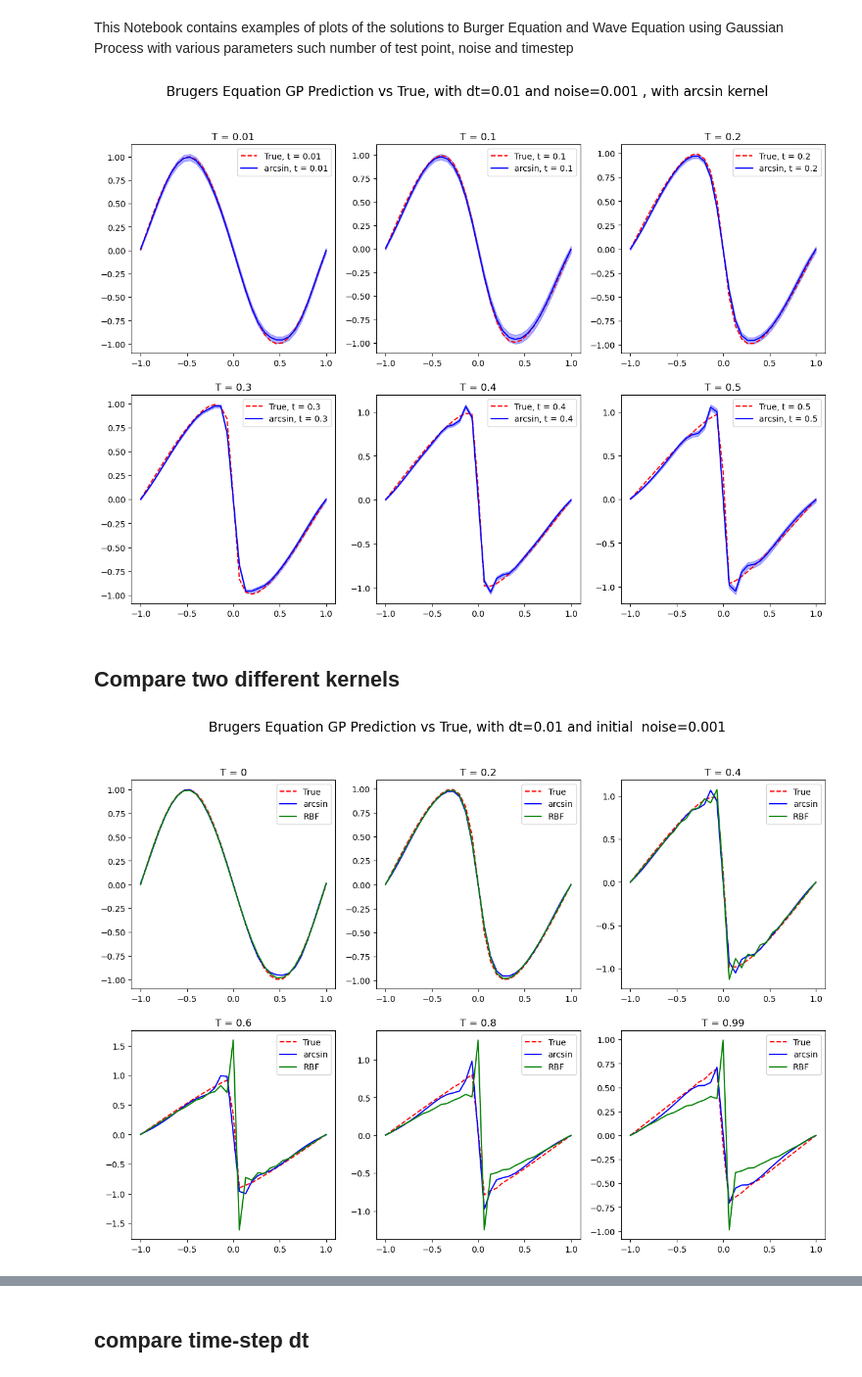
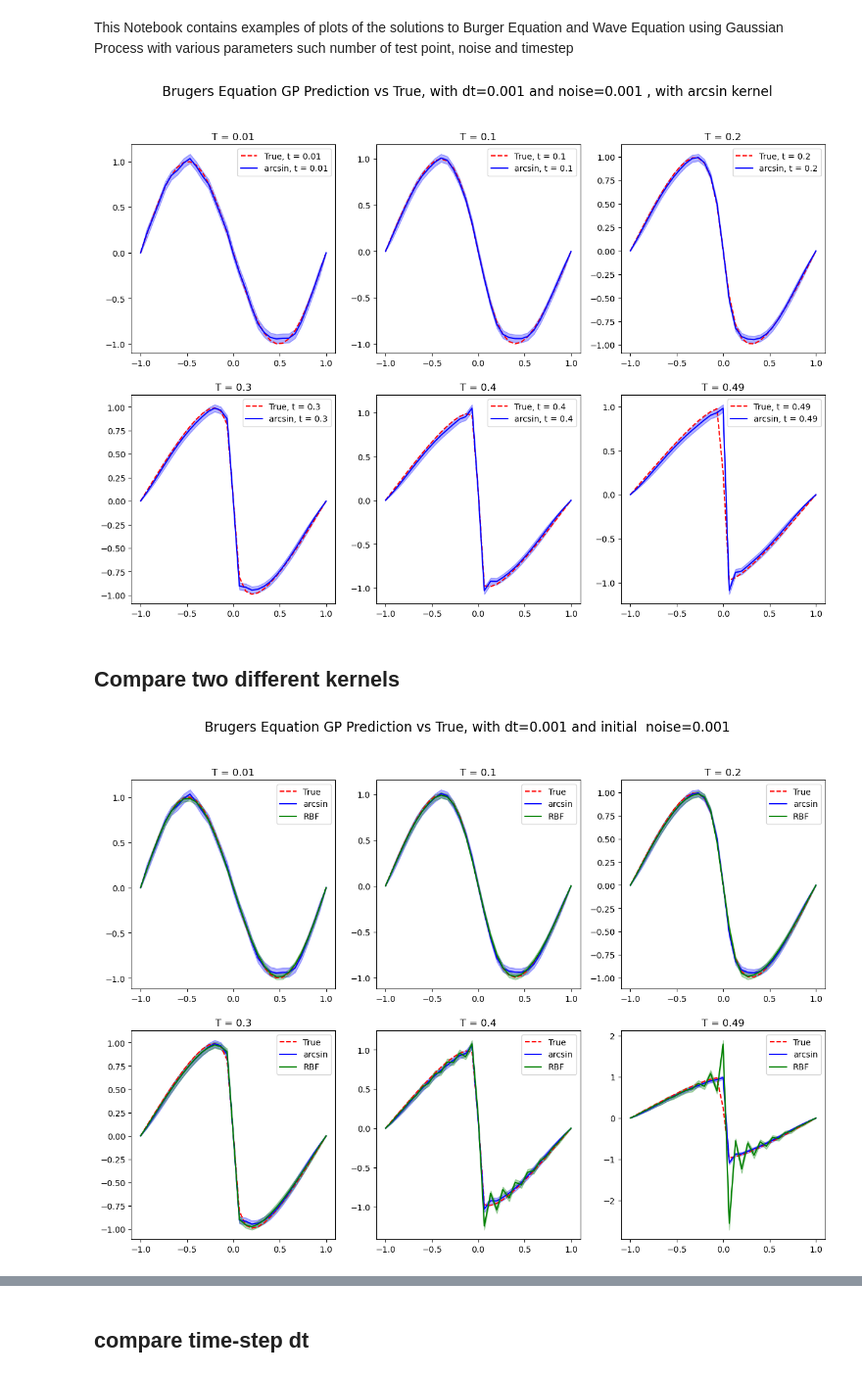
Before and after one commit to ZhongXinyu/Numerical-Gaussian-Process, a Jupyter notebook: src/plot_graphs.ipynb, the cells around one changed output, grey strips where cells are left out. Shown at 98% size. Saved outputs shown, nothing was run; the diff lists cells and outputs as text; code cells hidden in the pictures.

```diff
--- a/src/plot_graphs.ipynb
+++ b/src/plot_graphs.ipynb
@@ -13,7 +13,7 @@ name = "Burger"
 kernel = "arcsin"
 test_point = 31
 noise = 0.001
-dt = 0.01
+dt = 0.001
 # %%
 # define foldername
 foldername = f"{name}_{kernel}_"+f"{test_point}_test_points_"+f"{noise}_noise_"+f"{dt}_timestep"
@@ -32,7 +32,7 @@ u_true = np.load(folderpath + "/u_true.npy")
 # %%
 # subplot of 2 * 3
 fig, axs = plt.subplots(2, 3, figsize=(15, 10))
-t_list = [0.01, 0.1, 0.2, 0.3, 0.4, 0.5]
+t_list = [0.01, 0.1, 0.2, 0.3, 0.4, 0.49]
 for i, t in enumerate(t_list):
     t_index = int(t/dt)
     # plot the true solution, with dashed line
@@ -47,7 +47,7 @@ plt.suptitle(f"Brugers Equation GP Prediction vs True, with dt={dt} and noise={n
 plt.savefig("../result/burger_gp.png")
 plt.show()
 # %% [output]
-[figure, old version]
+[figure, new version]
 # %% [markdown]
 ## Compare two different kernels
 # %%
@@ -58,13 +58,13 @@ name1 = "Burger"
 kernel1 = "arcsin"
 test_point1 = 31
 noise1 = 0.001
-dt1 = 0.01
+dt1 = 0.001
 
 name2 = "Burger"
 kernel2 = "RBF"
 test_point2 = 31
 noise2 = 0.001
-dt2 = 0.01
+dt2 = 0.001
 
 # define folder names
 foldername1 = f"{name1}_{kernel1}_{test_point1}_test_points_{noise1}_noise_{dt1}_timestep"
@@ -95,24 +95,24 @@ u_true2 = np.load(folderpath2 + "/u_true.npy")
 # %%
 # plot the behavior over time for each kernel
 
 # subplot of 2 * 3
 fig, axs = plt.subplots(2, 3, figsize=(15, 10))
-t_list = [0, 0.2, 0.4, 0.6, 0.8, 0.99]
+t_list = [0.01, 0.1, 0.2, 0.3, 0.4, 0.49]
 for i, t in enumerate(t_list):
     t_index = int(t/dt1)
     # plot the true solution, with dashed line
-    axs[i//3, i%3].plot(x1, u_true2[t_index], label="True", color = 'red', linestyle='dashed')
+    axs[i//3, i%3].plot(x2, u_true2[t_index], label="True", color = 'red', linestyle='dashed')
     axs[i//3, i%3].plot(x1, u_mean1[t_index], label=f"{kernel1}", color = 'blue')
     axs[i//3, i%3].plot(x1, u_mean2[t_index], label=f"{kernel2}", color = 'green')
     # uncertainty
-    # axs[i//3, i%3].fill_between(x, u_mean1[t_index]-u_std1[t_index], u_mean1[t_index]+u_std1[t_index], alpha=0.3, color = 'blue')
-    # axs[i//3, i%3].fill_between(x, u_mean2[t_index]-u_std2[t_index], u_mean2[t_index]+u_std2[t_index], alpha=0.3, color = 'green')
+    axs[i//3, i%3].fill_between(x, u_mean1[t_index]-u_std1[t_index], u_mean1[t_index]+u_std1[t_index], alpha=0.3, color = 'blue')
+    axs[i//3, i%3].fill_between(x, u_mean2[t_index]-u_std2[t_index], u_mean2[t_index]+u_std2[t_index], alpha=0.3, color = 'green')
     axs[i//3, i%3].set_title(f"T = {t}")
     axs[i//3, i%3].legend()
 plt.suptitle(f"Brugers Equation GP Prediction vs True, with dt={dt1} and initial  noise={noise1}", fontsize=16)
 plt.savefig("../result/kernel_comparison.png")
 plt.show()
 # %% [output]
-[figure, old version]
+[figure, new version]
 # %%
 # plot the error over time for each kernel
```
Also changed, not shown: parts of 5 cells of this notebook, 1 other file.
